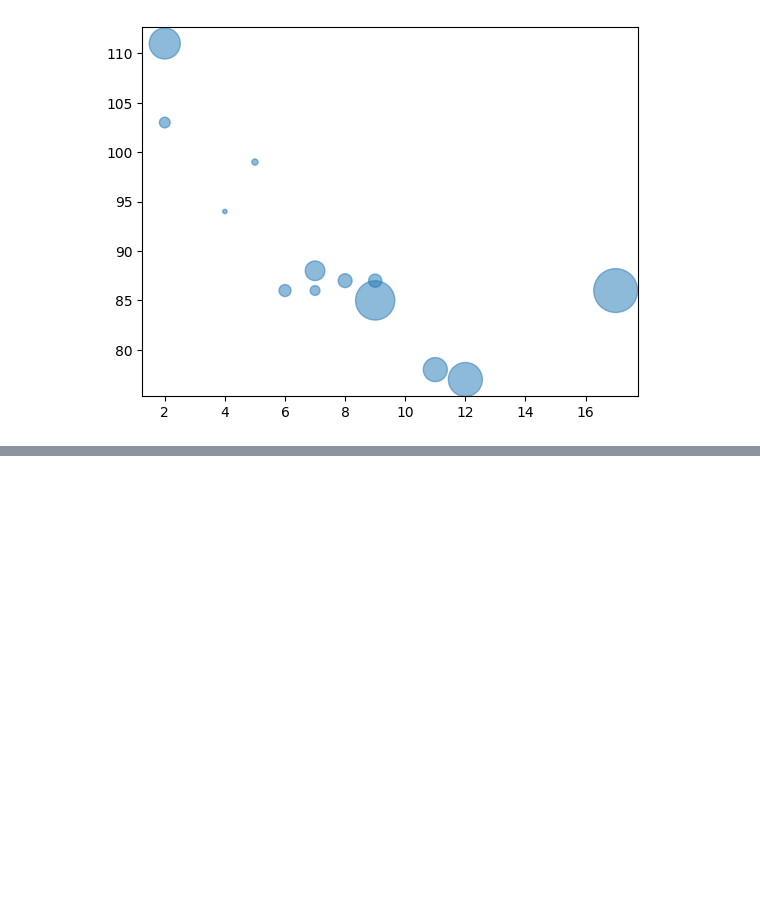
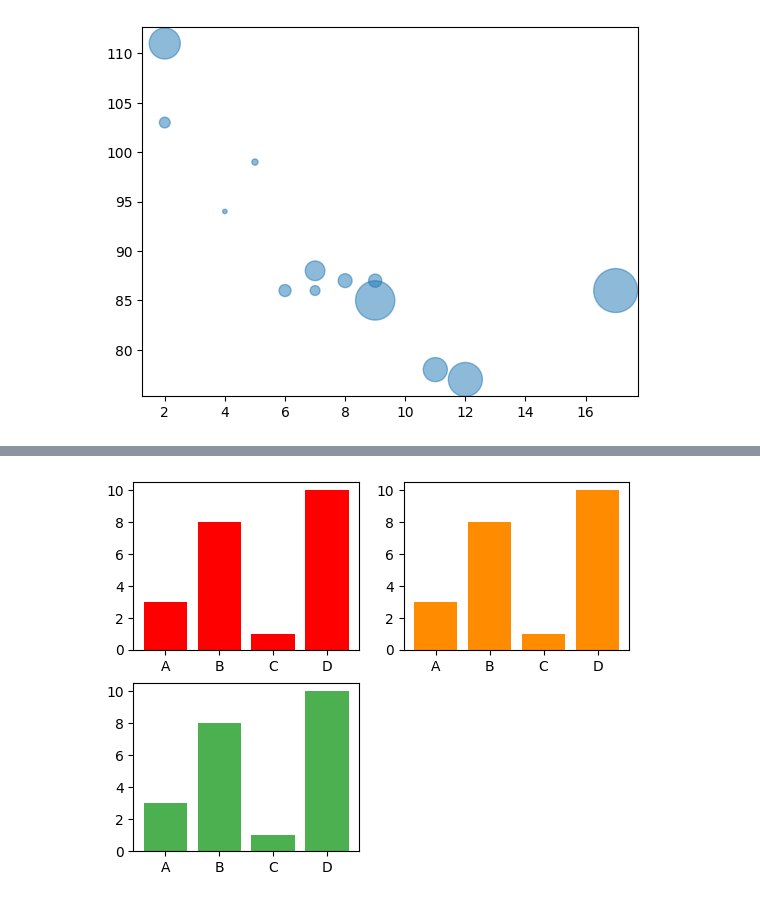
Before and after one commit to Dhanraj-SH/Learning_python, a Jupyter notebook: Mathplotlib/mathplotlib.ipynb, the cells around one changed output, grey strips where cells are left out. Saved outputs shown, nothing was run; the diff lists cells and outputs as text; code cells hidden in the pictures; blank space fills up the shorter version.

```diff
--- a/Mathplotlib/mathplotlib.ipynb
+++ b/Mathplotlib/mathplotlib.ipynb
@@ -750,0 +782,16 @@ plt.show()
+# %%
+#Bar Color
+plt.subplot(2, 2, 1)
+plt.bar(x, y, color = 'r')
+
+# using color names
+plt.subplot(2, 2, 2)
+plt.bar(x, y, color = 'darkorange')
+
+#Using hex code
+plt.subplot(2,2,3)
+plt.bar(x, y, color = "#4CAF50")
+
+plt.show()
+# %% [output]
+[figure, added]
```
Also changed, not shown: parts of 18 cells of this notebook.
